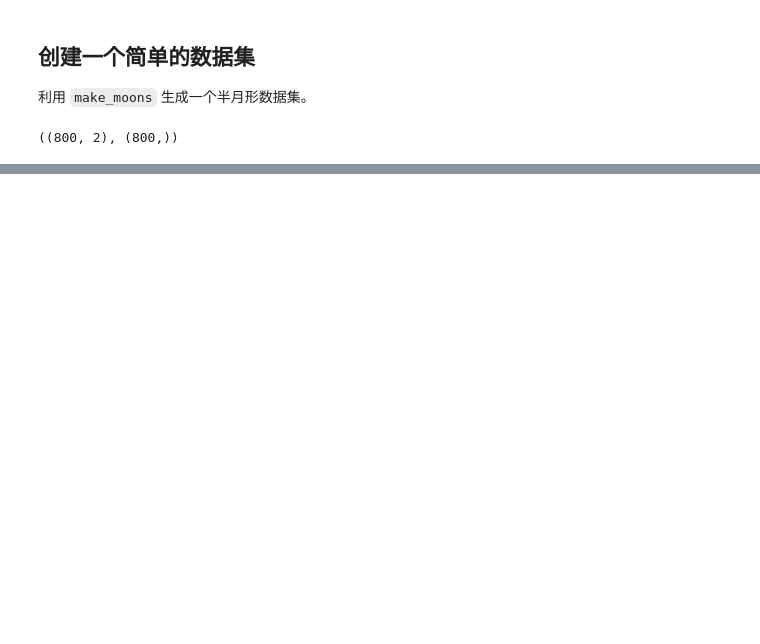
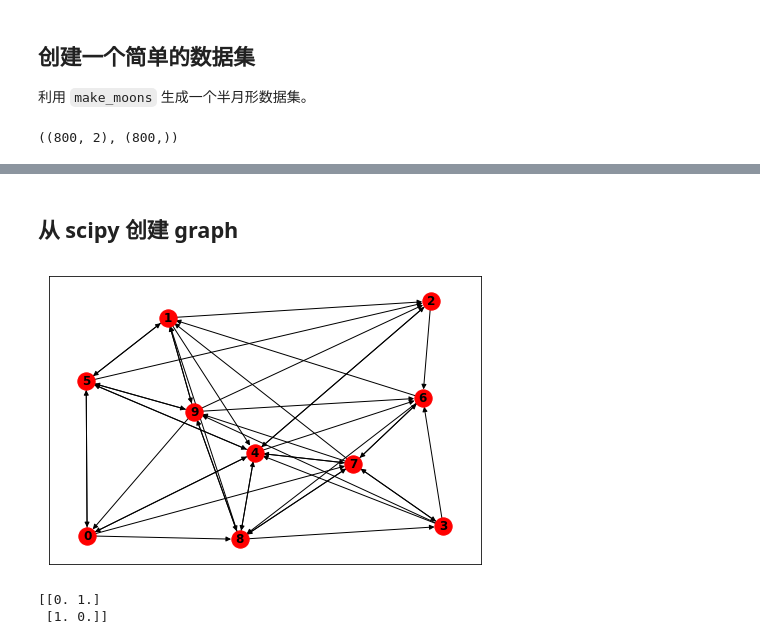
Before and after one commit to Papers-Collection/DecodePaper, a Jupyter notebook: notebook/lgc.ipynb, the cells around one changed output, grey strips where cells are left out. Cells and saved outputs as stored; diff of their text form; code cells hidden in the pictures; blank space fills up the shorter version.

```diff
--- a/notebook/lgc.ipynb
+++ b/notebook/lgc.ipynb
@@ -114,0 +248,21 @@ plt.show()
+# %% [markdown]
+## 从 scipy 创建 graph
+# %%
+#从scipy创建graph
+G.clear()
+import scipy as sp
+A = sp.sparse.eye(2, 2, 1)
+G = nx.from_scipy_sparse_matrix(A)
+nx.draw(D, with_labels=True, font_weight='bold')
+plt.axis('on')
+plt.xticks([])
+plt.yticks([])
+plt.show()
+
+#graph返回scipy
+A = nx.to_scipy_sparse_matrix(G)
+print(A.todense())
+# %% [output]
+[figure, added]
+[[0. 1.]
+ [1. 0.]]
```
Also changed, not shown: parts of 26 cells of this notebook, 2 other files.
